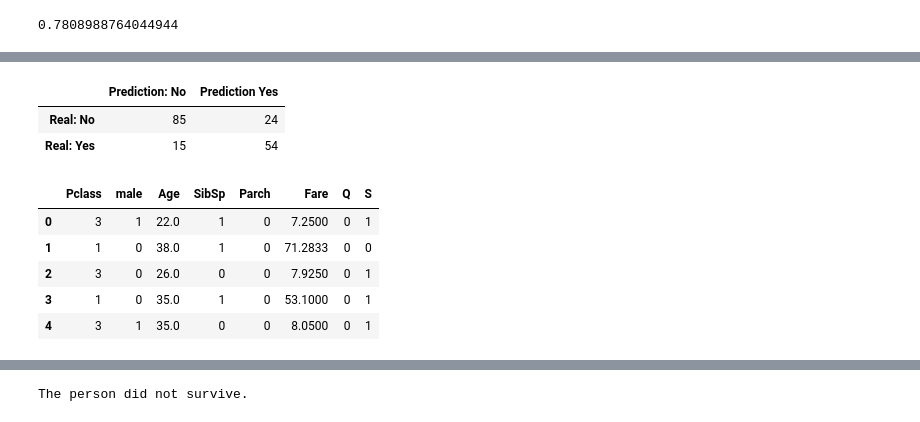
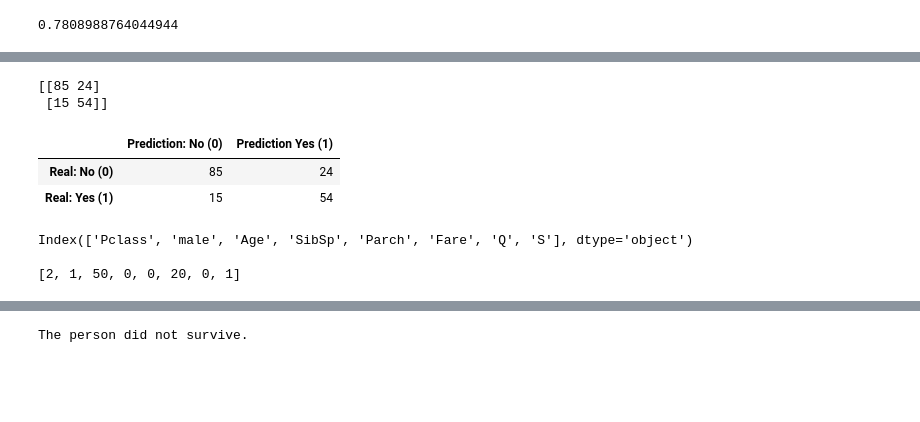
Before and after one commit to mt-robotics/ai-coursework, a Jupyter notebook: domestika_introduction_to_ai_with_python/1_supervised_learning/2_logistic_regression/titanic_disaster.ipynb, the cells around one changed output, grey strips where cells are left out. Drawn from its saved outputs; the diff is of its cells as text; code cells hidden in the pictures; blank space fills up the shorter version.

```diff
--- a/domestika_introduction_to_ai_with_python/1_supervised_learning/2_logistic_regression/titanic_disaster.ipynb
+++ b/domestika_introduction_to_ai_with_python/1_supervised_learning/2_logistic_regression/titanic_disaster.ipynb
@@ -13,0 +5,16 @@ df.head()
+# %%
+from pathlib import Path
+
+notebook_path = Path.cwd()
+target_dir = 'ai_practice'
+project_root = ''
+
+for parent in notebook_path.parents:
+    if parent.name == target_dir:
+        project_root = parent
+        break
+
+dataset_dir = 'titanic/train.csv'
+csv_path = project_root / 'assets/files' / dataset_dir
+df = pd.read_csv(csv_path)
+df.head()
@@ -318,19 +325,32 @@ print(model_confusion_matrix)
+# %%
+# TONOTE: Confusion matrix is a table showing, in Left->Right, Top->Bottom order, True Negatives (TN), False Positives (FP), False Negatives (FN), and True Positives (TP)
+from sklearn.metrics import confusion_matrix
+
+model_confusion_matrix = confusion_matrix(y_test, predictions)
+
+print(model_confusion_matrix)
+# %% [output]
+[[85 24]
+ [15 54]]
 # %%
 # Not clear, so we create a dataframe from it
 
-pd.DataFrame(data=model_confusion_matrix, columns=["Prediction: No", "Prediction Yes"], index=["Real: No", "Real: Yes"])
+pd.DataFrame(data=model_confusion_matrix, columns=["Prediction: No (0)", "Prediction Yes (1)"], index=["Real: No (0)", "Real: Yes (1)"])
 # %% [output]
-|  | Prediction: No | Prediction Yes |
-| Real: No | 85 | 24 |
-| Real: Yes | 15 | 54 |
+|  | Prediction: No (0) | Prediction Yes (1) |
+| Real: No (0) | 85 | 24 |
+| Real: Yes (1) | 15 | 54 |
-# %%
-# Make it fun, test with a new person
-## First visualize the X dataframe so that we easily see the columns
-X.head()
-# %% [output]
-|  | Pclass | male | Age | SibSp | Parch | Fare | Q | S |
-| 0 | 3 | 1 | 22.0 | 1 | 0 | 7.2500 | 0 | 1 |
-| 1 | 1 | 0 | 38.0 | 1 | 0 | 71.2833 | 0 | 0 |
-| 2 | 3 | 0 | 26.0 | 0 | 0 | 7.9250 | 0 | 1 |
-| 3 | 1 | 0 | 35.0 | 1 | 0 | 53.1000 | 0 | 1 |
-| 4 | 3 | 1 | 35.0 | 0 | 0 | 8.0500 | 0 | 1 |
+# %%
+# Testing with a built-in python list
+
+## Visualize the columns
+feature_names = X.columns
+print(feature_names)
+
+## Built-in Python list
+new_person = [2, 1, 50, 0, 0, 20, 0, 1]
+print(f'\n{new_person}')
+# %% [output]
+Index(['Pclass', 'male', 'Age', 'SibSp', 'Parch', 'Fare', 'Q', 'S'], dtype='object')
+
+[2, 1, 50, 0, 0, 20, 0, 1]
```
Also changed, not shown: parts of 32 cells of this notebook, 17 other files.
